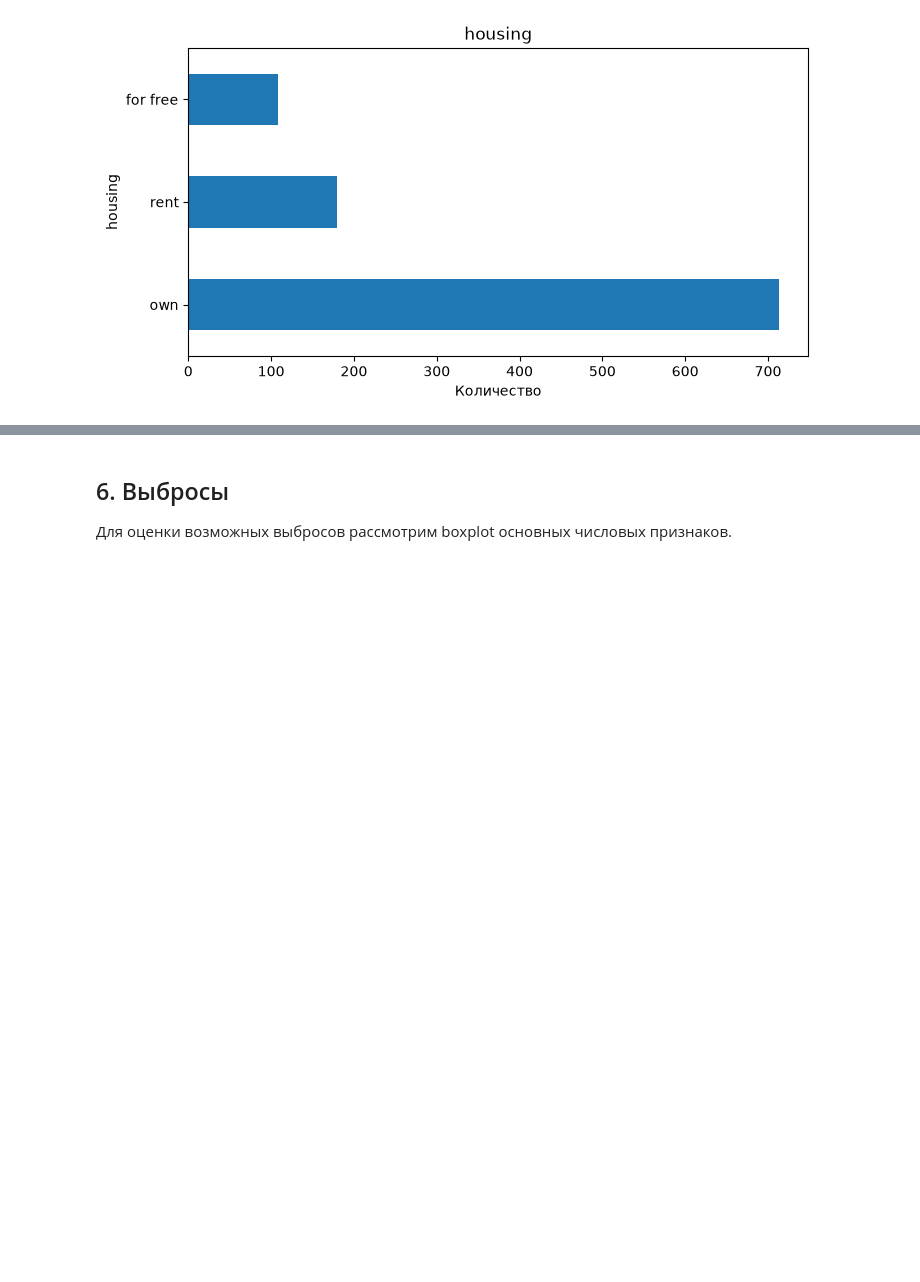
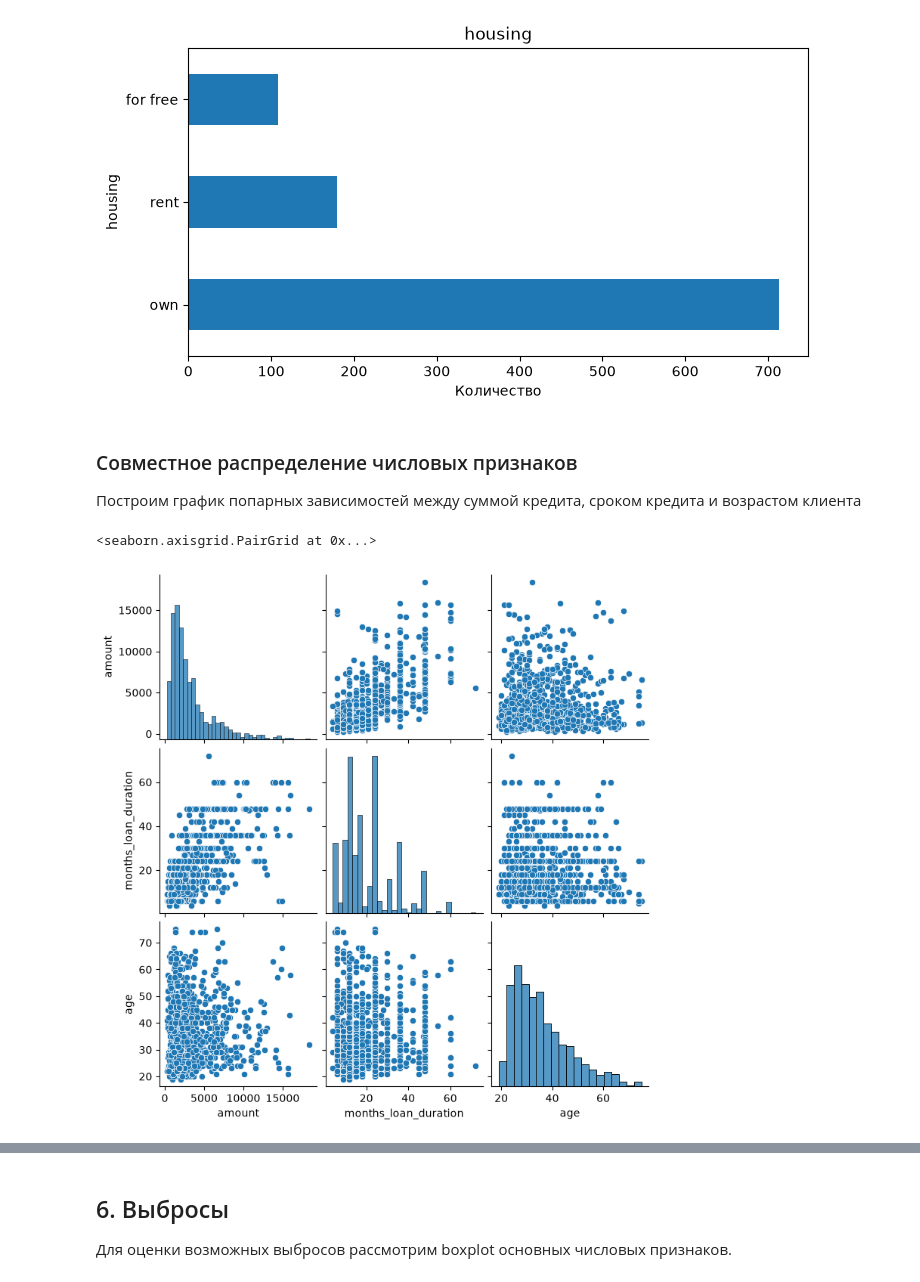
Before and after one commit to Mikhail-Volodarskiy/Data-engineering-PISH-2026, a Jupyter notebook: notebooks/EDA.ipynb, the cells around one changed output, grey strips where cells are left out. Drawn from its saved outputs; the diff is of its cells as text; code cells hidden in the pictures; blank space fills up the shorter version.

Commit message:
Добавил визуализацию из библиотеки seaborn: pairplot, regplot, violinplot и swarmplot в EDA

```diff
--- a/notebooks/EDA.ipynb
+++ b/notebooks/EDA.ipynb
@@ -298,3 +298,12 @@ for column in categorical_columns:
 [figure]
 [figure]
 [figure]
+# %% [markdown]
+### Совместное распределение числовых признаков
+
+Построим график попарных зависимостей между суммой кредита, сроком кредита и возрастом клиента
+# %%
+sns.pairplot(df[["amount", "months_loan_duration", "age"]])
+# %% [output]
+<seaborn.axisgrid.PairGrid at 0x...>
+[figure, added]
```
Also changed, not shown: parts of 10 cells of this notebook.
